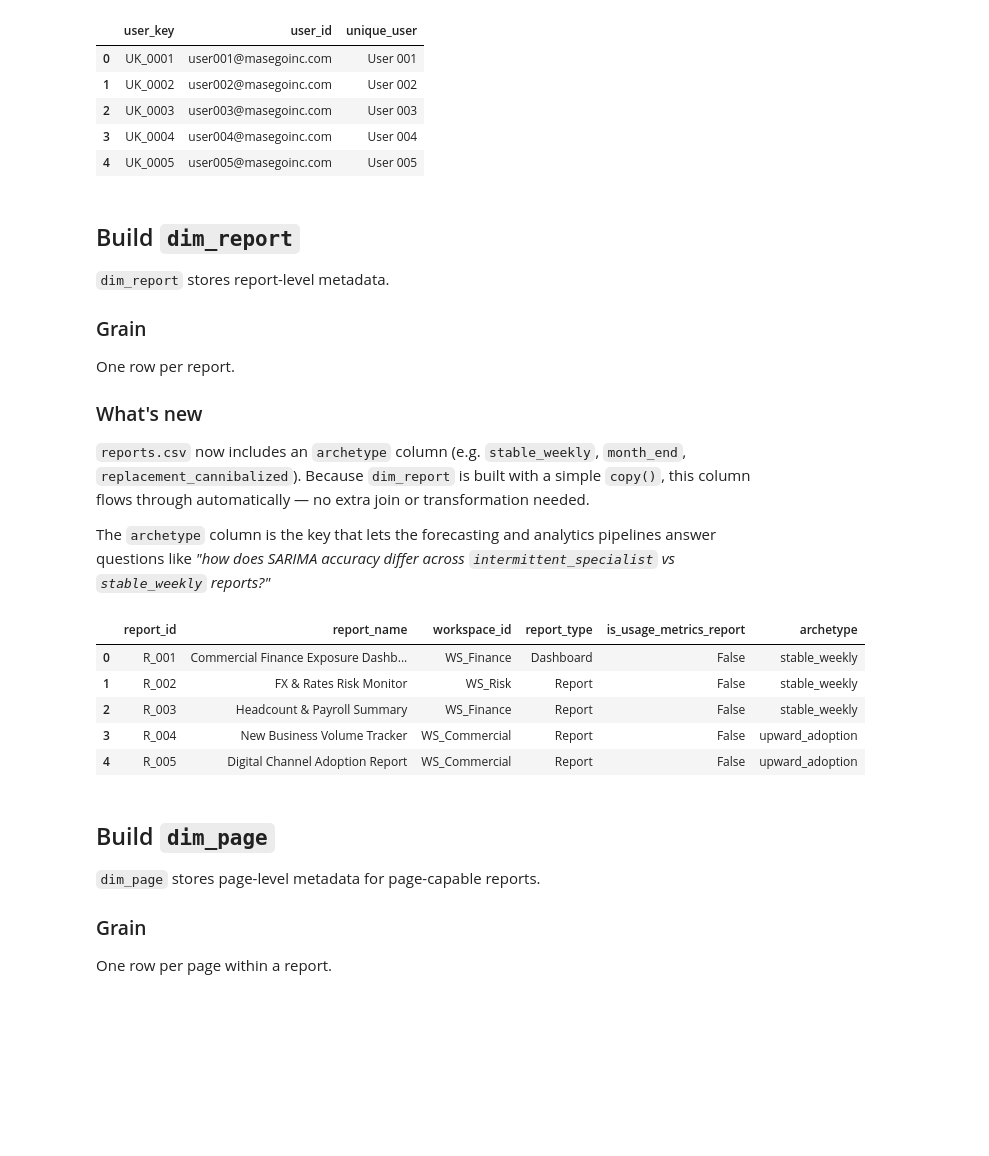
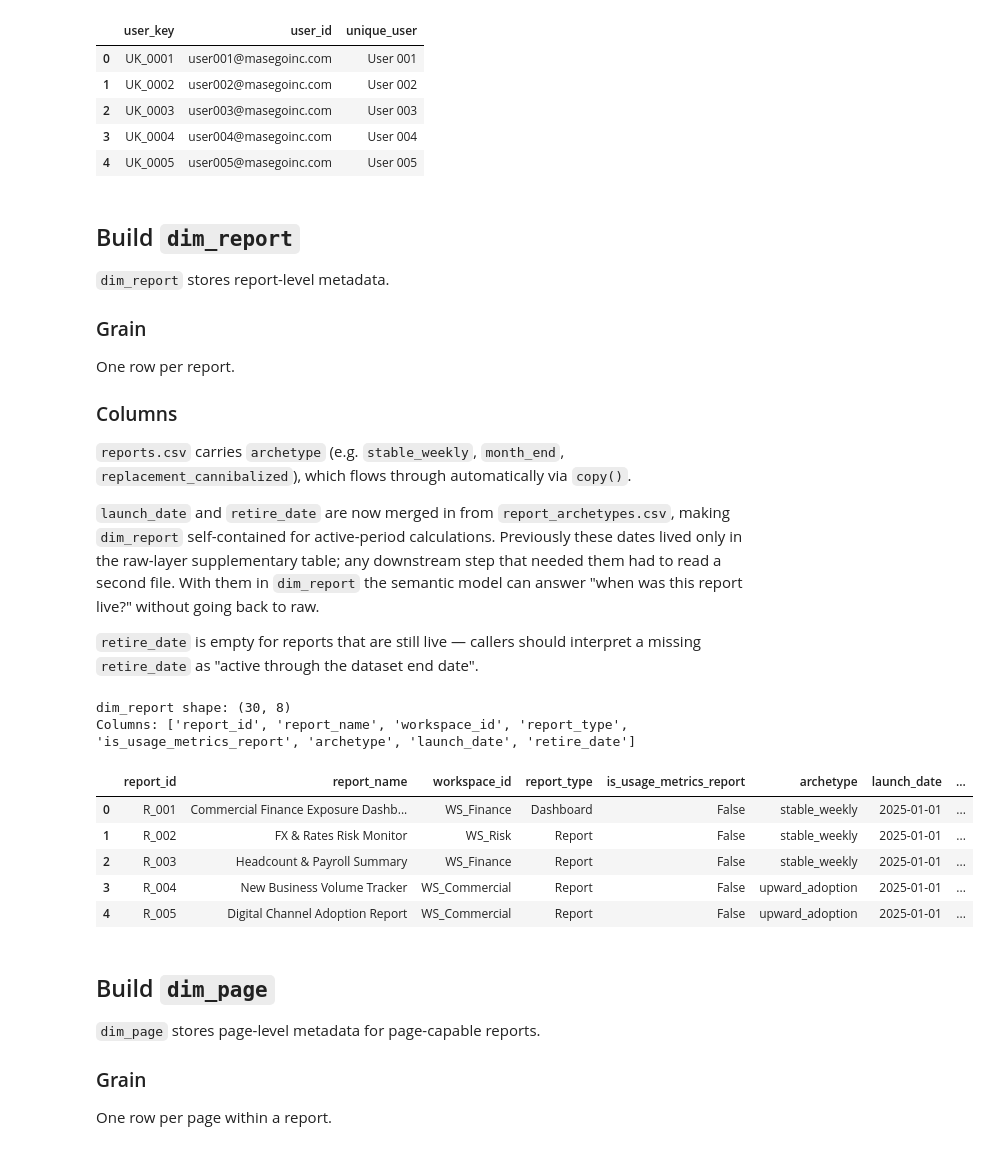
Before and after one commit to MasegoM94/report-usage-forecasting, a Jupyter notebook: notebooks/02_build_semantic_model_csv.ipynb, the cells around one changed output. Cells and saved outputs as stored; diff of their text form; code cells hidden in the pictures; blank space fills up the shorter version.

```diff
--- a/notebooks/02_build_semantic_model_csv.ipynb
+++ b/notebooks/02_build_semantic_model_csv.ipynb
@@ -182,23 +182,34 @@ dim_user.head()
 ### Grain
 One row per report.
 
-### What's new
-`reports.csv` now includes an `archetype` column (e.g. `stable_weekly`, `month_end`, `replacement_cannibalized`). Because `dim_report` is built with a simple `copy()`, this column flows through automatically — no extra join or transformation needed.
+### Columns
+`reports.csv` carries `archetype` (e.g. `stable_weekly`, `month_end`, `replacement_cannibalized`), which flows through automatically via `copy()`.
 
-The `archetype` column is the key that lets the forecasting and analytics pipelines answer questions like *"how does SARIMA accuracy differ across `intermittent_specialist` vs `stable_weekly` reports?"*
+`launch_date` and `retire_date` are now merged in from `report_archetypes.csv`, making `dim_report` self-contained for active-period calculations. Previously these dates lived only in the raw-layer supplementary table; any downstream step that needed them had to read a second file. With them in `dim_report` the semantic model can answer "when was this report live?" without going back to raw.
+
+`retire_date` is empty for reports that are still live — callers should interpret a missing `retire_date` as "active through the dataset end date".
 # %%
 dim_report = reports.copy()
-
 dim_report = dim_report.drop_duplicates(subset=["report_id"]).reset_index(drop=True)
 
+# Merge launch_date and retire_date so dim_report is self-contained for
+# active-period calculations — downstream steps no longer need to read
+# report_archetypes.csv separately just to determine a report's lifespan.
+active_dates = report_archetypes[["report_id", "launch_date", "retire_date"]].copy()
+dim_report = dim_report.merge(active_dates, on="report_id", how="left")
+
+print("dim_report shape:", dim_report.shape)
+print("Columns:", dim_report.columns.tolist())
 dim_report.head()
 # %% [output]
+dim_report shape: (30, 8)
+Columns: ['report_id', 'report_name', 'workspace_id', 'report_type', 'is_usage_metrics_report', 'archetype', 'launch_date', 'retire_date']
-|  | report_id | report_name | workspace_id | report_type | is_usage_metrics_report | archetype |
-| 0 | R_001 | Commercial Finance Exposure Dashb... | WS_Finance | Dashboard | False | stable_weekly |
-| 1 | R_002 | FX & Rates Risk Monitor | WS_Risk | Report | False | stable_weekly |
-| 2 | R_003 | Headcount & Payroll Summary | WS_Finance | Report | False | stable_weekly |
-| 3 | R_004 | New Business Volume Tracker | WS_Commercial | Report | False | upward_adoption |
-| 4 | R_005 | Digital Channel Adoption Report | WS_Commercial | Report | False | upward_adoption |
+|  | report_id | report_name | workspace_id | report_type | is_usage_metrics_report | archetype | launch_date | ... |
+| 0 | R_001 | Commercial Finance Exposure Dashb... | WS_Finance | Dashboard | False | stable_weekly | 2025-01-01 | ... |
+| 1 | R_002 | FX & Rates Risk Monitor | WS_Risk | Report | False | stable_weekly | 2025-01-01 | ... |
+| 2 | R_003 | Headcount & Payroll Summary | WS_Finance | Report | False | stable_weekly | 2025-01-01 | ... |
+| 3 | R_004 | New Business Volume Tracker | WS_Commercial | Report | False | upward_adoption | 2025-01-01 | ... |
+| 4 | R_005 | Digital Channel Adoption Report | WS_Commercial | Report | False | upward_adoption | 2025-01-01 | ... |
 # %% [markdown]
 ## Build `dim_page`
 
```
Also changed, not shown: parts of 2 cells of this notebook, 4 other files.
